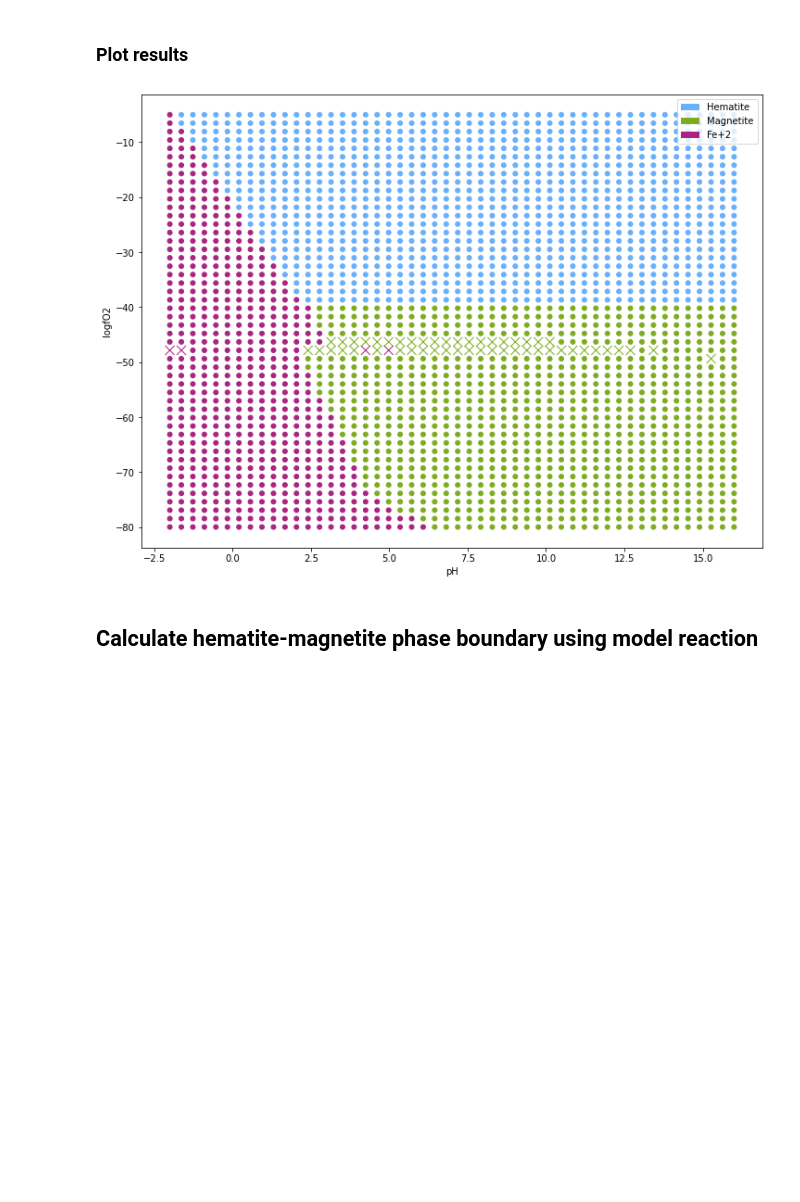
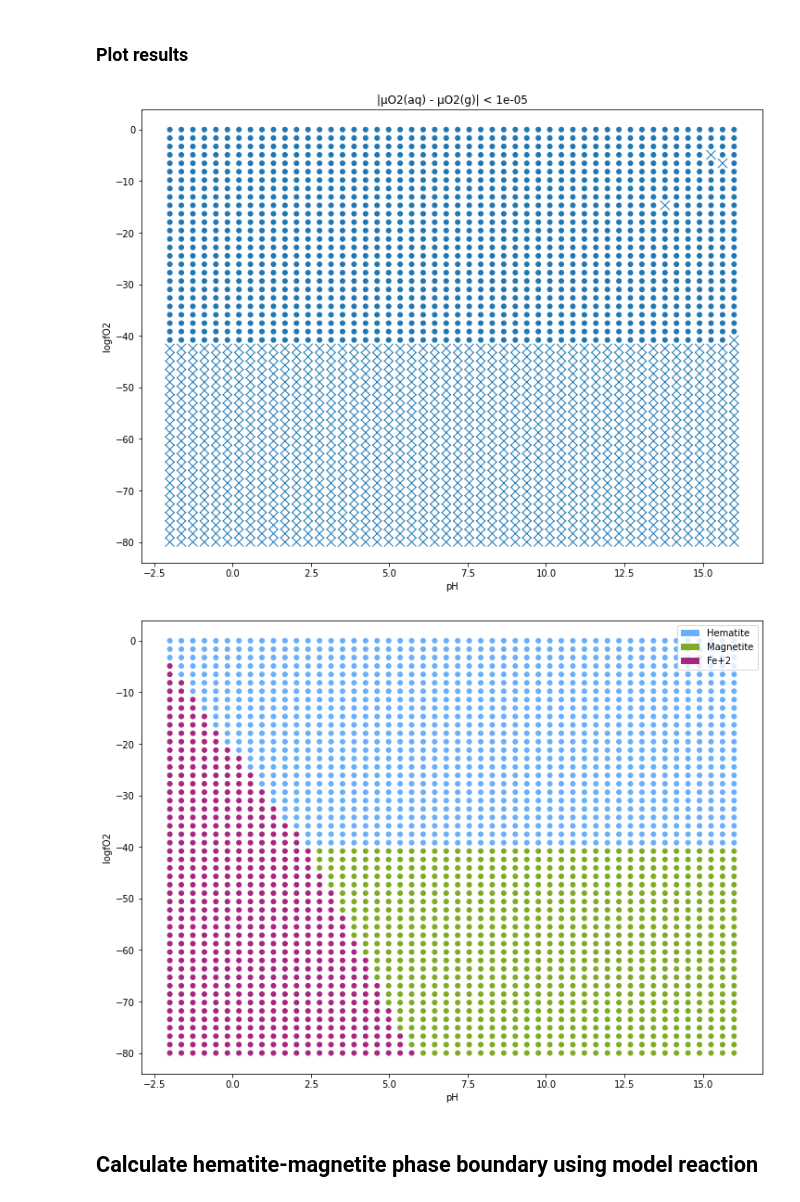
Before and after one commit to mtsveta/reaktoro-v2-workshop, a Jupyter notebook: tutorials/work-in-progress/magnetite_hematite_phase_boundary_Fe-O-H_system.ipynb, the cells around one changed output. Cells and saved outputs as stored; diff of their text form; code cells hidden in the pictures; blank space fills up the shorter version.

```diff
--- a/tutorials/work-in-progress/magnetite_hematite_phase_boundary_Fe-O-H_system.ipynb
+++ b/tutorials/work-in-progress/magnetite_hematite_phase_boundary_Fe-O-H_system.ipynb
@@ -23,7 +24,10 @@ system = rkt.ChemicalSystem(phases)
 ## Set temperature and pressure for reuse throughout notebook
 # %%
 T = 205 + 273.15 # [K]
-P = rkt.waterSaturationPressureWagnerPruss(T)[0] # [Pa]
+P = float(rkt.waterSaturationPressureWagnerPruss(T)) # [Pa]
+R = rkt.universalGasConstant
+ln10 = math.log(10)
+eps_mu = 1e-5
 # %% [markdown]
 ## Create classes to facilitate computation of this particular equilibrium problem
 # %%
@@ -119,12 +138,12 @@ equilibrater = ConstrainedEquilibration(system)
 
 equilibrater.addConstraint("temperature",      T,                            "kelvin")
 equilibrater.addConstraint("pressure",         P,                            "Pa");
-fO2_values = equilibrater.addConstraint("fO2", 10**np.linspace(-5, -80, 50), "bar");
+fO2_values = equilibrater.addConstraint("fO2", 10**np.linspace(0, -80, 50), "bar");
 pH_values = equilibrater.addConstraint("pH",   np.linspace(-2, 16, 50));
 
 equilibrater.initialize("H2O@", 1, "kg")
 equilibrater.initialize("Magnetite", 1, "mol")
 
-states, statuses = equilibrater.equilibrate()
+states, statuses, diff_potentials = equilibrater.equilibrate()
 print(f"Number of non-convergent states: {equilibrater.non_convergence_counter}")
 # %% [output]
@@ -169,6 +172,8 @@ for i, substance in enumerate(substances):
 colors = [color_dict[substance] for substance in stable_substances]
 
 markers = ["." if status=="Successful computation!" else "x" for status in statuses]
+
+markers_diffs = ["." if diff < eps_mu else "x" for diff in diff_potentials]
 # %% [markdown]
 ### Function that permits setting the symbol differently for each point in a scatter plot
 # %%
@@ -192,24 +197,30 @@ def mscatter(x,y,ax=None, m=None, **kw):
 ### Plot results
 # %%
 points_plot = np.meshgrid(pH_values, np.log10(fO2_values))
-
-fig, ax = plt.subplots(figsize=(12,9))
 
 def unpack(x, y):
     return x[0], y[0]
 
 x, y = unpack(*zip(dim.flatten() for dim in points_plot))
+
+fig, ax = plt.subplots(figsize=(12,9))
+mscatter(x, y, ax=ax, m=markers_diffs, s=100)
+ax.set_title(f"|μO2(aq) - μO2(g)| < {eps_mu}")
+ax.set_xlabel("pH")
+ax.set_ylabel("logfO2");
+
+fig, ax = plt.subplots(figsize=(12,9))
 mscatter(x, y, ax=ax, c=colors, m=markers, s=100)
-
 # add legend
 recs = []
 for i in range(len(color_hex)):
     recs.append(mpatches.Rectangle((0,0),1,1, fc=color_hex[i]))
 ax.legend(recs, substances, loc="upper right")
 ax.set_xlabel("pH")
 ax.set_ylabel("logfO2");
 # %% [output]
-[figure, old version]
+[figure, new version]
+[figure, added]
 # %% [markdown]
 ## Calculate hematite-magnetite phase boundary using model reaction
 # %%
```
Also changed, not shown: parts of 8 cells of this notebook.
